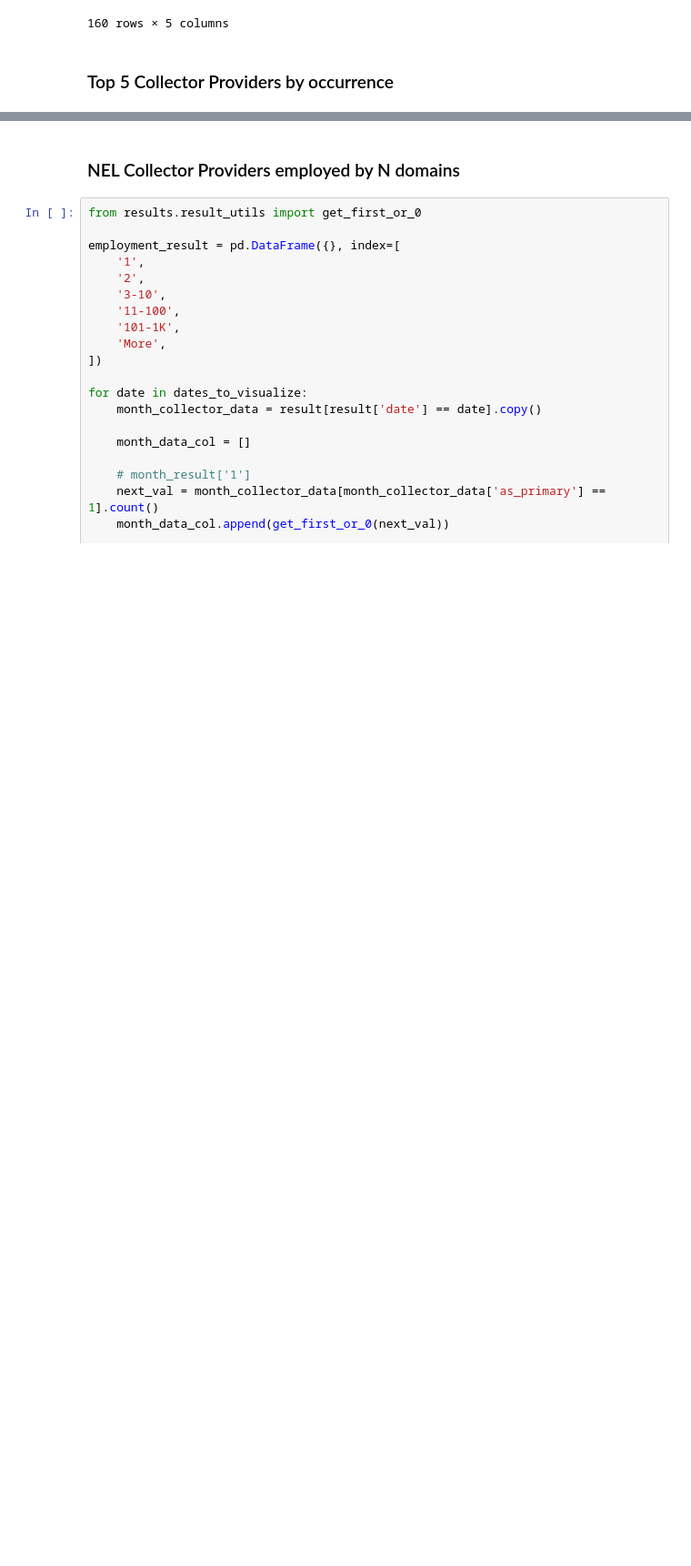
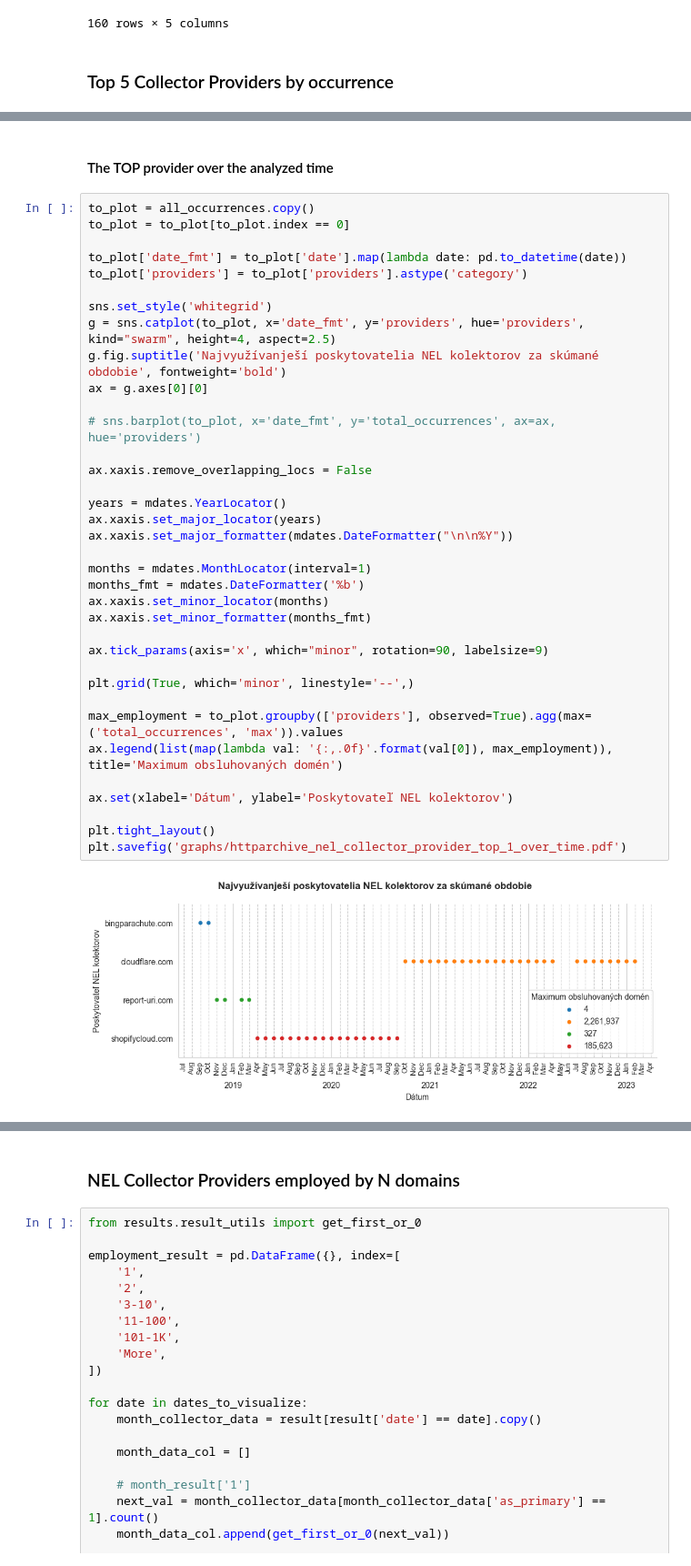
Before and after one commit to JurikMatej/IBP-NEL-Analysis-Scripts, a Jupyter notebook: results/httparchive_nel_collector_provider_usage.ipynb, the cells around one changed output, grey strips where cells are left out. Shown: that part at 91% size. Cells and saved outputs as stored; diff of their text form; blank space fills up the shorter version.

```diff
--- a/results/httparchive_nel_collector_provider_usage.ipynb
+++ b/results/httparchive_nel_collector_provider_usage.ipynb
@@ -163,0 +169,40 @@ top_5_data
+# %% [markdown]
+#### The TOP provider over the analyzed time
+# %%
+to_plot = all_occurrences.copy()
+to_plot = to_plot[to_plot.index == 0]
+
+to_plot['date_fmt'] = to_plot['date'].map(lambda date: pd.to_datetime(date))
+to_plot['providers'] = to_plot['providers'].astype('category')
+
+sns.set_style('whitegrid')
+g = sns.catplot(to_plot, x='date_fmt', y='providers', hue='providers', kind="swarm", height=4, aspect=2.5)
+g.fig.suptitle('Najvyužívanješí poskytovatelia NEL kolektorov za skúmané obdobie', fontweight='bold')
+ax = g.axes[0][0]
+
+# sns.barplot(to_plot, x='date_fmt', y='total_occurrences', ax=ax, hue='providers')
+
+ax.xaxis.remove_overlapping_locs = False
+
+years = mdates.YearLocator()
+ax.xaxis.set_major_locator(years)
+ax.xaxis.set_major_formatter(mdates.DateFormatter("\n\n%Y"))
+
+months = mdates.MonthLocator(interval=1)
+months_fmt = mdates.DateFormatter('%b')
+ax.xaxis.set_minor_locator(months)
+ax.xaxis.set_minor_formatter(months_fmt)
+
+ax.tick_params(axis='x', which="minor", rotation=90, labelsize=9)
+
+plt.grid(True, which='minor', linestyle='--',)
+
+max_employment = to_plot.groupby(['providers'], observed=True).agg(max=('total_occurrences', 'max')).values
+ax.legend(list(map(lambda val: '{:,.0f}'.format(val[0]), max_employment)), title='Maximum obsluhovaných domén')
+
+ax.set(xlabel='Dátum', ylabel='Poskytovateľ NEL kolektorov')
+
+plt.tight_layout()
+plt.savefig('graphs/httparchive_nel_collector_provider_top_1_over_time.pdf')
+# %% [output]
+[figure, added]
```
Also changed, not shown: parts of 6 cells of this notebook, 5 other files.
